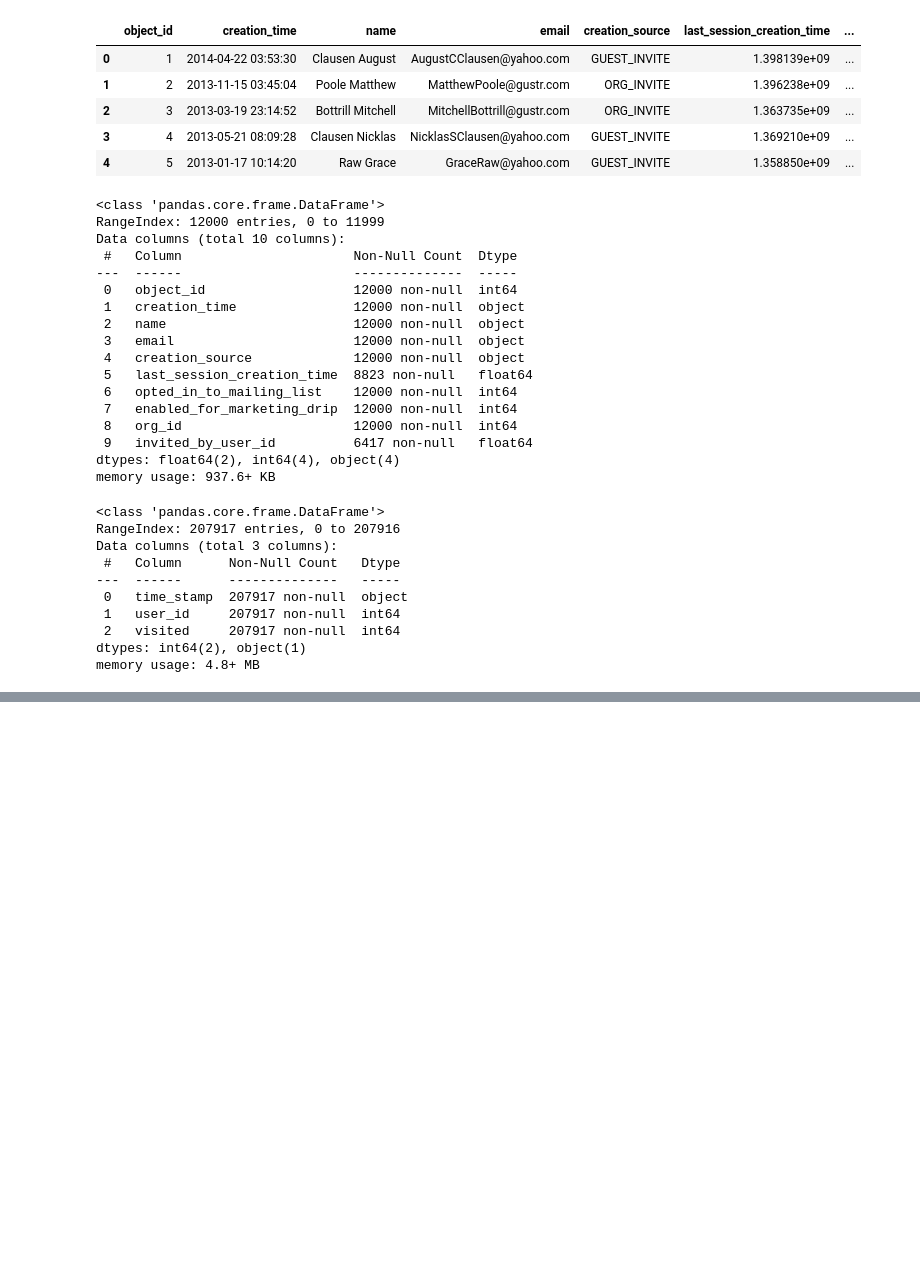
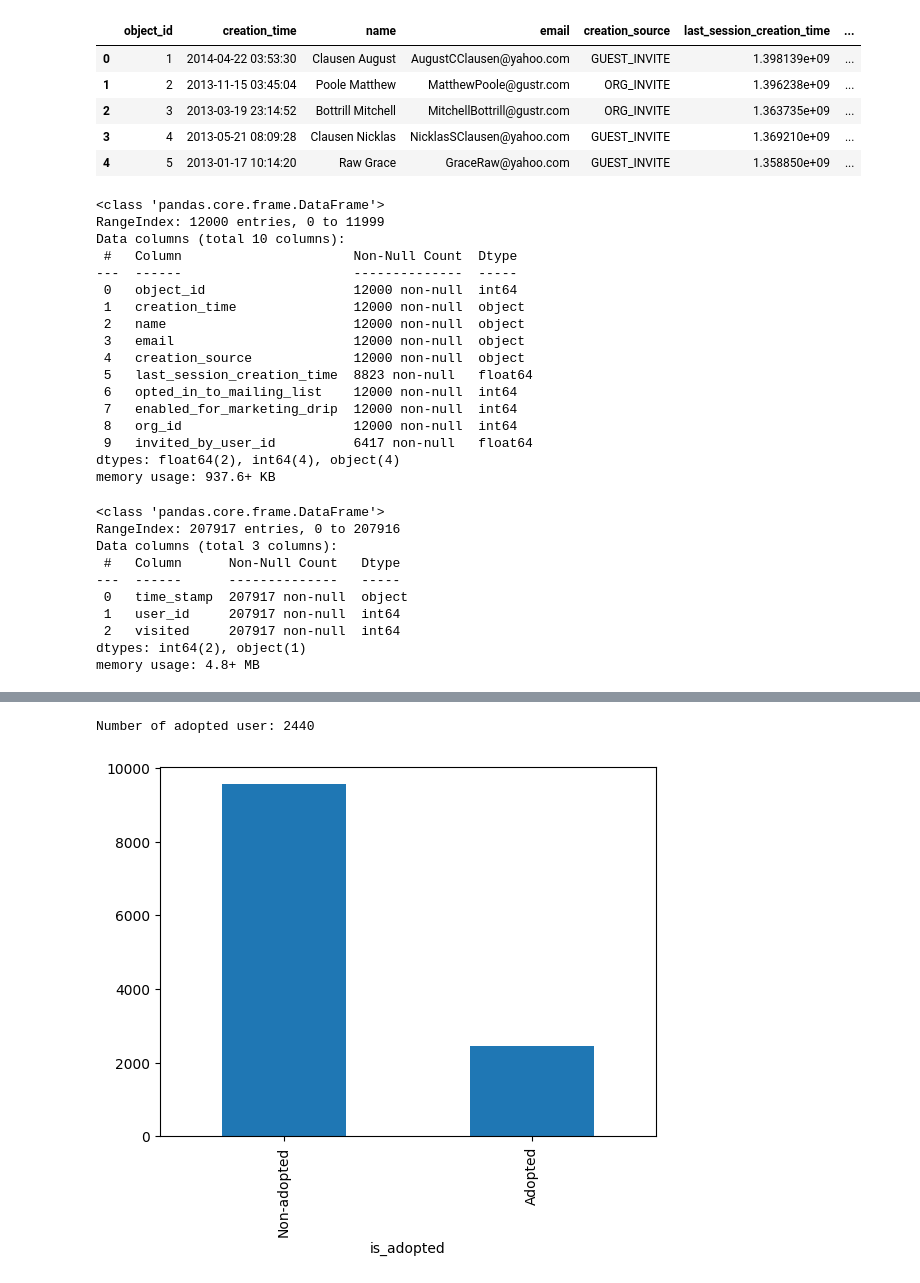
Before and after one commit to dqminhv/relax-inc, a Jupyter notebook: RelaxInc.ipynb, the cells around one changed output, grey strips where cells are left out. Drawn from its saved outputs; the diff is of its cells as text; code cells hidden in the pictures; blank space fills up the shorter version.

```diff
--- a/RelaxInc.ipynb
+++ b/RelaxInc.ipynb
@@ -118,0 +122,10 @@ users.head()
+# %%
+print('Number of adopted user:', users['is_adopted'].sum())
+# %% [output]
+Number of adopted user: 2440
+# %%
+users['is_adopted'].value_counts().sort_index().plot.bar()
+plt.xticks([0,1], ['Non-adopted', 'Adopted'])
+plt.show()
+# %% [output]
+[figure, added]
```
Also changed, not shown: parts of 50 cells of this notebook.
